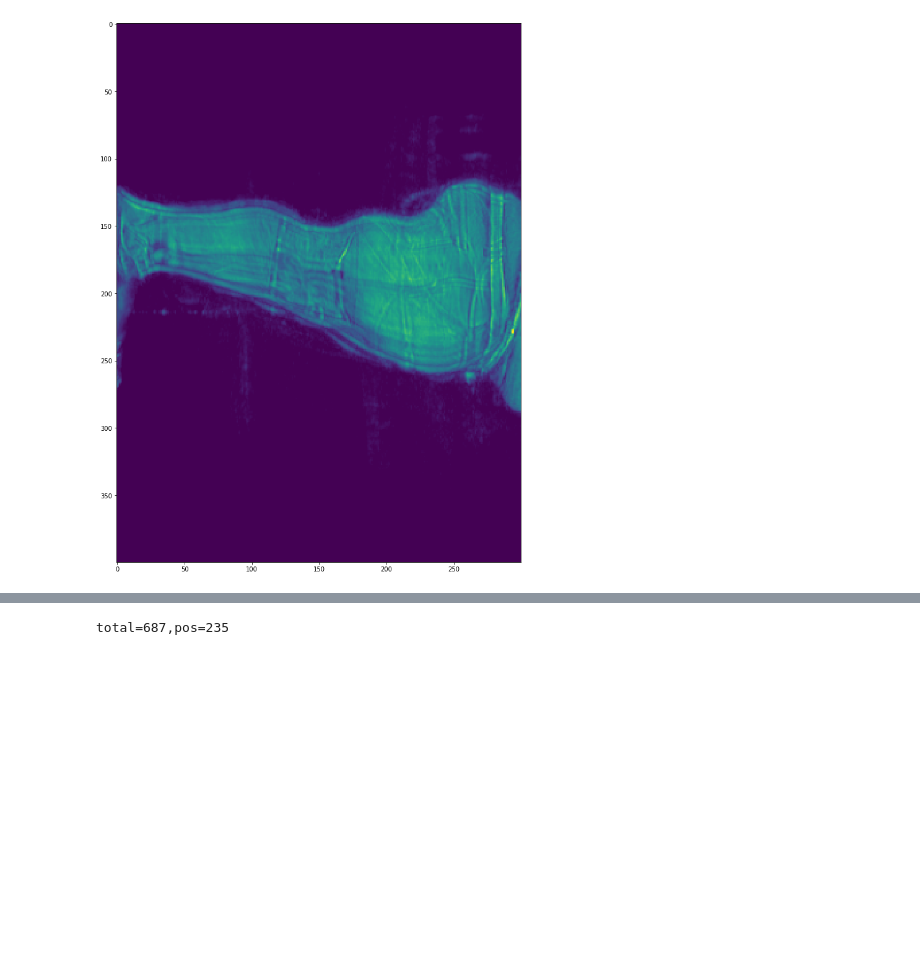
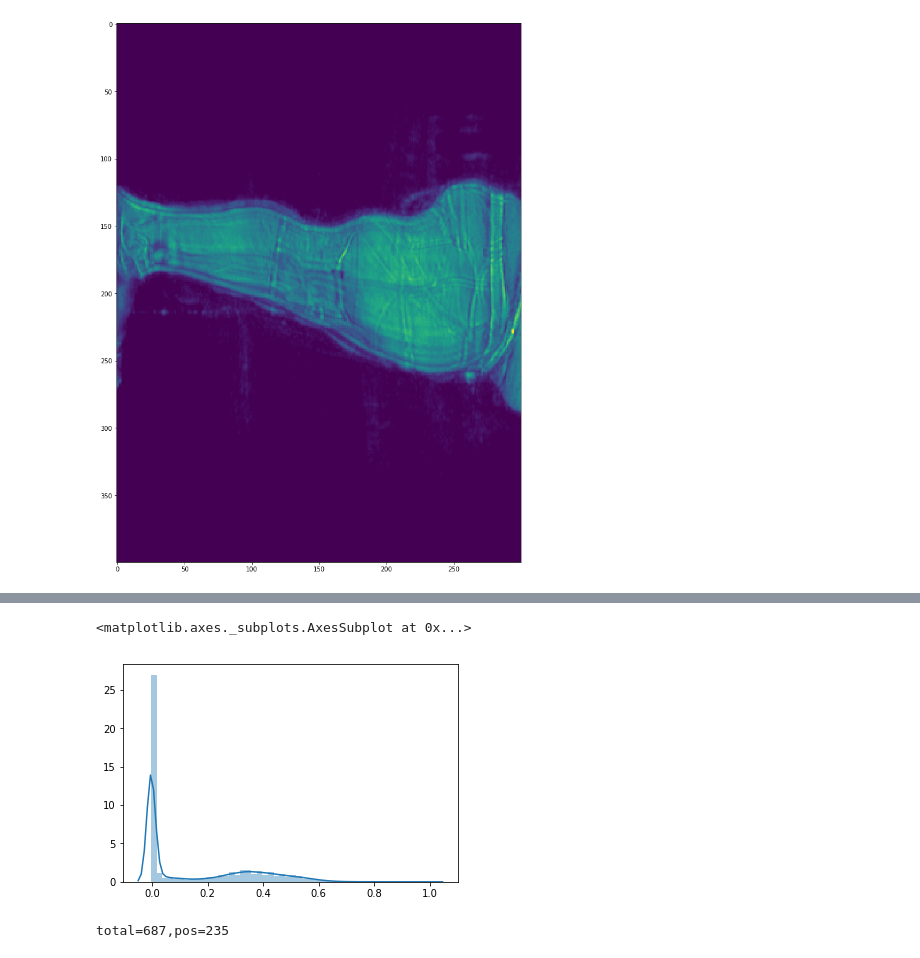
Before and after one commit to brayan07/machine-learning, a Jupyter notebook: projects/capstone/DHSThreatRecognition/Part Review and Simple Case Study.ipynb, the cells around one changed output, grey strips where cells are left out. Cells and saved outputs as stored; diff of their text form; code cells hidden in the pictures; blank space fills up the shorter version.

```diff
--- a/projects/capstone/DHSThreatRecognition/Part Review and Simple Case Study.ipynb
+++ b/projects/capstone/DHSThreatRecognition/Part Review and Simple Case Study.ipynb
@@ -322,3 +324,10 @@ ax.imshow(result[0,1,:,:,:])#, cmap = 'viridis')
+# %%
+import seaborn as sns
+
+sns.distplot(result.flatten())
+# %% [output]
+<matplotlib.axes._subplots.AxesSubplot at 0x...>
+[figure, added]
 # %%
 #Test how many positive samples
 import pickle
```
Also changed, not shown: parts of 3 cells of this notebook, 3 other files.
